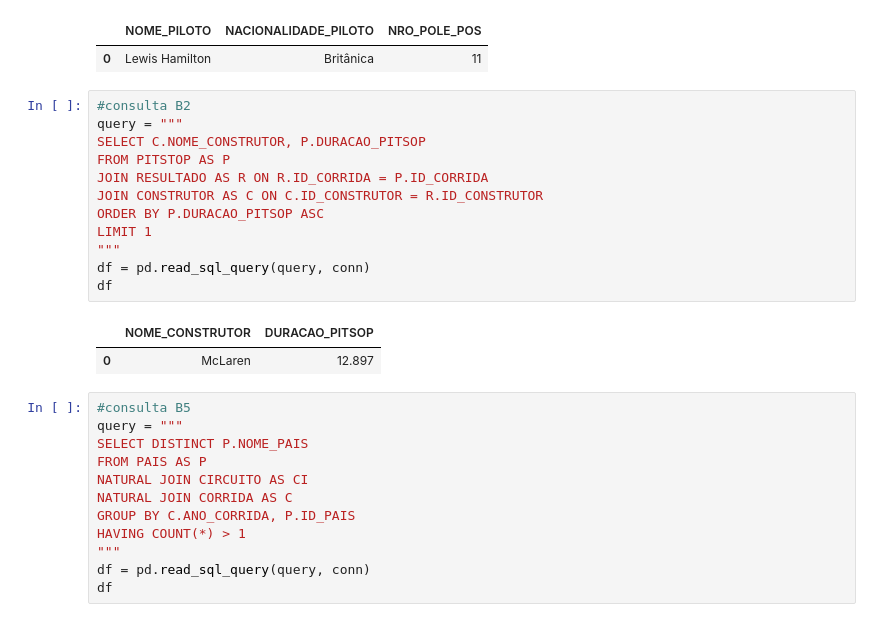
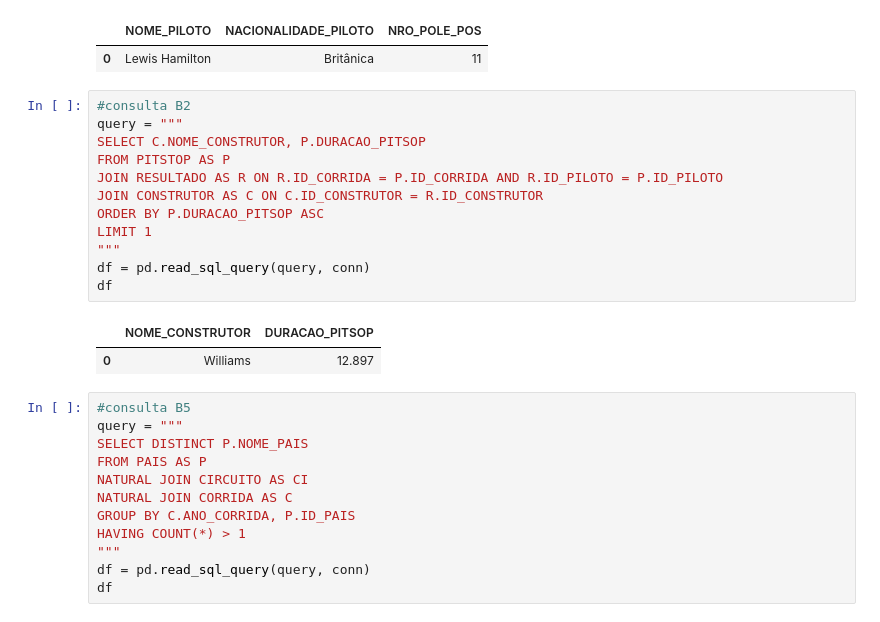
Before and after one commit to Lara-Amelia/IBD-2025-1, a Jupyter notebook: TP1/tp1.ipynb, the cells around one changed output. Cells and saved outputs as stored; diff of their text form.

```diff
--- a/TP1/tp1.ipynb
+++ b/TP1/tp1.ipynb
@@ -207,18 +212,18 @@ df
 # %%
 #consulta B2
 query = """
 SELECT C.NOME_CONSTRUTOR, P.DURACAO_PITSOP
 FROM PITSTOP AS P
-JOIN RESULTADO AS R ON R.ID_CORRIDA = P.ID_CORRIDA
+JOIN RESULTADO AS R ON R.ID_CORRIDA = P.ID_CORRIDA AND R.ID_PILOTO = P.ID_PILOTO
 JOIN CONSTRUTOR AS C ON C.ID_CONSTRUTOR = R.ID_CONSTRUTOR
 ORDER BY P.DURACAO_PITSOP ASC
 LIMIT 1
 """
 df = pd.read_sql_query(query, conn)
 df
 # %% [output]
 |  | NOME_CONSTRUTOR | DURACAO_PITSOP |
-| 0 | McLaren | 12.897 |
+| 0 | Williams | 12.897 |
 # %%
 #consulta B5
 query = """
```
Also changed, not shown: parts of 4 cells of this notebook.
